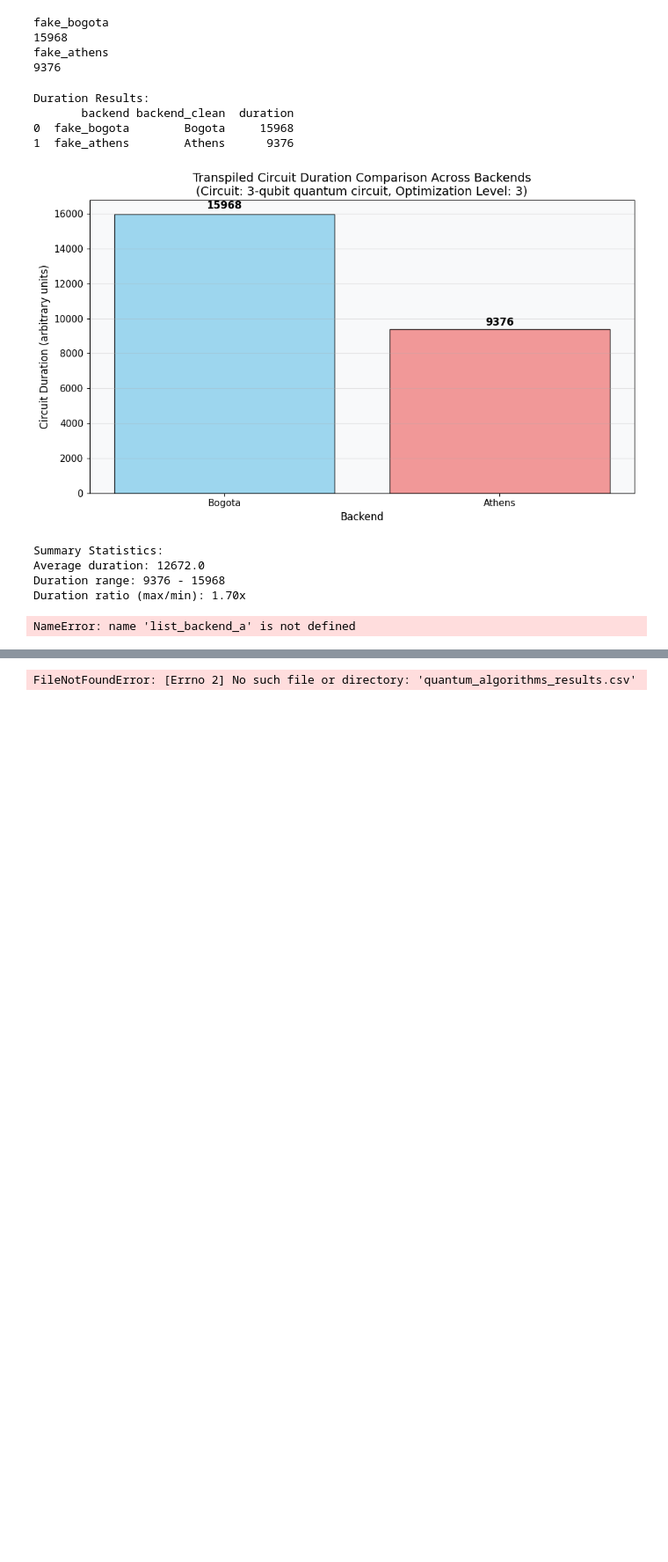
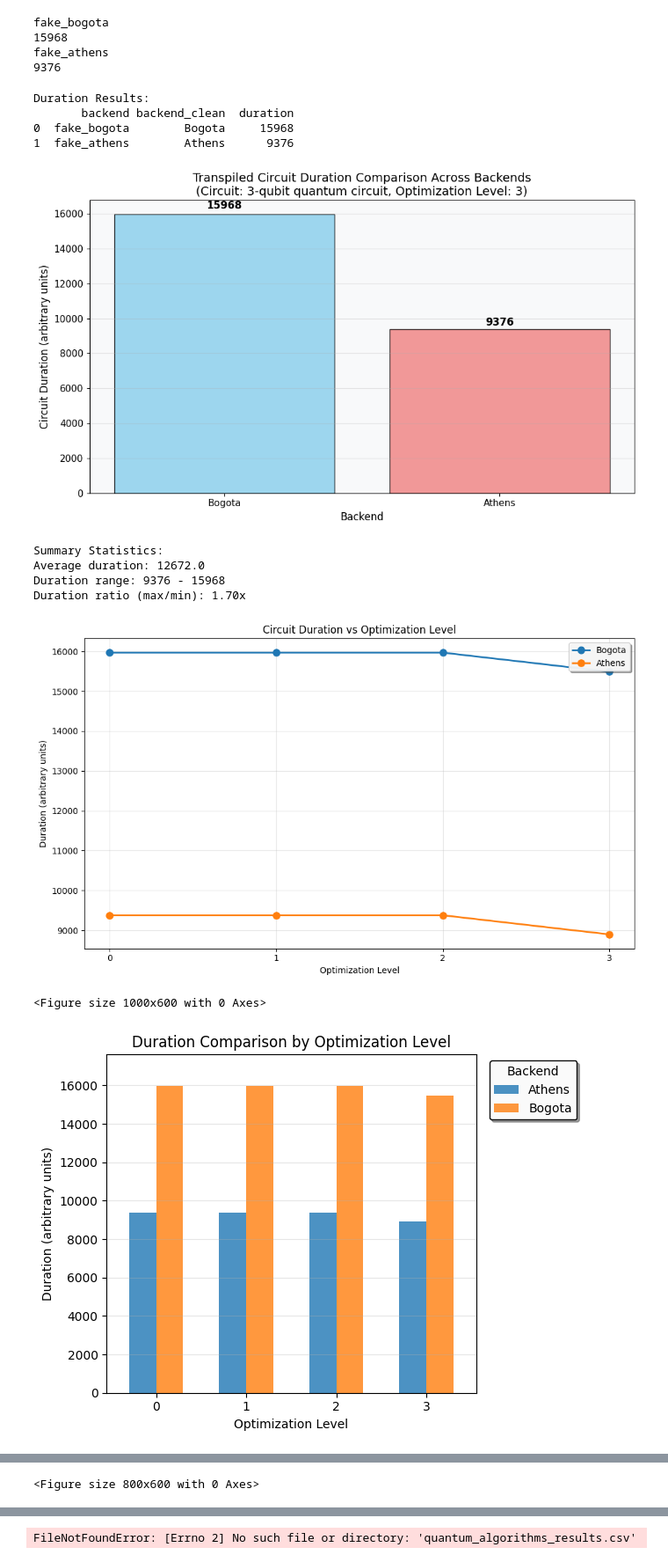
Before and after one commit to MagePro310/Quantum_Simulation_Scheduling_ver1, a Jupyter notebook: test_transpile.ipynb, the cells around one changed output, grey strips where cells are left out. Shown at 88% size. Cells and saved outputs as stored; diff of their text form; code cells hidden in the pictures; blank space fills up the shorter version.

```diff
--- a/test_transpile.ipynb
+++ b/test_transpile.ipynb
@@ -615,6 +638,7 @@ import numpy as np
 
 # Collect duration data across optimization levels
 extended_duration_results = []
+list_backend_a = [backendtime0, backendtime1]
 
 for backend in list_backend_a:
     for opt_level in [0, 1, 2, 3]:
@@ -638,7 +662,8 @@ for backend in df_extended['backend'].unique():
 plt.xlabel('Optimization Level')
 plt.ylabel('Duration (arbitrary units)')
 plt.title('Circuit Duration vs Optimization Level')
-plt.legend()
+# Place legend in upper right with semi-transparent background
+plt.legend(loc='upper right', framealpha=0.9, fancybox=True, shadow=True)
 plt.grid(True, alpha=0.3)
 plt.xticks([0, 1, 2, 3])
 plt.tight_layout()
@@ -648,12 +673,24 @@ plt.show()
 # Plot 2: Bar chart grouped by optimization level
 plt.figure(figsize=(10, 6))
 pivot_data = df_extended.pivot(index='optimization_level', columns='backend', values='duration')
-pivot_data.plot(kind='bar', width=0.8, alpha=0.8)
+ax = pivot_data.plot(kind='bar', width=0.6, alpha=0.8)
+
 plt.xlabel('Optimization Level')
 plt.ylabel('Duration (arbitrary units)')
 plt.title('Duration Comparison by Optimization Level')
-plt.legend(title='Backend')
+
+# Position legend outside the plot area to completely avoid overlap
+plt.legend(title='Backend', bbox_to_anchor=(1.02, 1), loc='upper left',
+          framealpha=0.95, fancybox=True, shadow=True, edgecolor='black', facecolor='white')
+
 plt.grid(True, alpha=0.3, axis='y')
+plt.xticks(rotation=0)  # Keep x-axis labels horizontal
+
+# Adjust y-axis to provide better space distribution
+ax = plt.gca()
+ymin, ymax = ax.get_ylim()
+ax.set_ylim(0, ymax * 1.05)  # Start from 0 and add small padding at top
+
 plt.tight_layout()
 plt.savefig('img/duration_bar_chart_by_optimization.pdf', bbox_inches='tight', dpi=300)
 plt.show()
@@ -669,31 +706,33 @@ plt.tight_layout()
 plt.savefig('img/duration_heatmap.pdf', bbox_inches='tight', dpi=300)
 plt.show()
 
 # Plot 4: Box plot showing distribution
 plt.figure(figsize=(8, 6))
 df_extended.boxplot(column='duration', by='backend')
 plt.xlabel('Backend')
 plt.ylabel('Duration (arbitrary units)')
 plt.title('Duration Distribution by Backend')
 plt.suptitle('')  # Remove default title
 plt.tight_layout()
 plt.savefig('img/duration_boxplot.pdf', bbox_inches='tight', dpi=300)
 plt.show()
 
 # Print detailed statistics
 print("Detailed Duration Statistics:")
 print("="*50)
 summary_stats = df_extended.groupby(['backend', 'optimization_level'])['duration'].describe()
 print(summary_stats)
 
 print("\nOptimization Level Impact:")
 print("="*30)
 opt_impact = df_extended.groupby('optimization_level')['duration'].mean()
 print(opt_impact)
 
 print("\nBackend Performance Summary:")
 print("="*30)
 backend_summary = df_extended.groupby('backend')['duration'].agg(['mean', 'std', 'min', 'max'])
 print(backend_summary)
 # %% [output]
+[figure, added]
-NameError: name 'list_backend_a' is not defined
+<Figure size 1000x600 with 0 Axes>
+[figure, added]
@@ -699,0 +740 @@ NameError: name 'list_backend_a' is not defined
+<Figure size 800x600 with 0 Axes>
```
Also changed, not shown: parts of 3 cells of this notebook, 22 other files.
